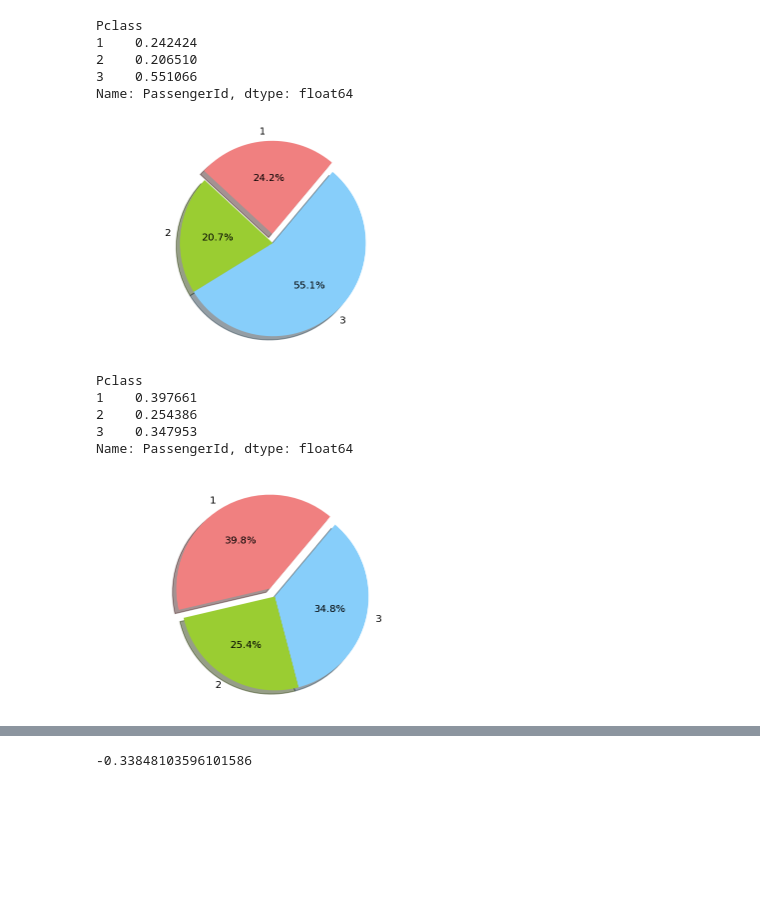
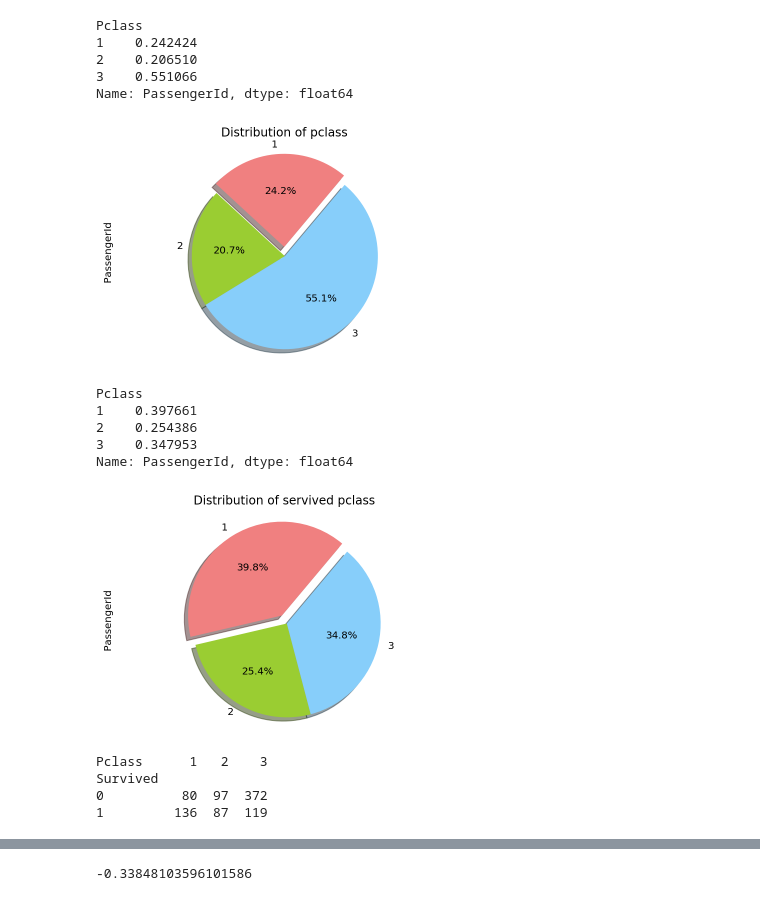
Before and after one commit to shenzuoxin1990/Udacity-data_analysis, a Jupyter notebook: project4.ipynb, the cells around one changed output, grey strips where cells are left out. Saved outputs shown, nothing was run; the diff lists cells and outputs as text; code cells hidden in the pictures; blank space fills up the shorter version.

```diff
--- a/project4.ipynb
+++ b/project4.ipynb
@@ -139,18 +188,19 @@ Pclass
 3    0.551066
 Name: PassengerId, dtype: float64
 # %%
-labels = pclass_ori_data.index
-sizes = pclass_ori_data.values
+# labels = pclass_ori_data.index
+# sizes = pclass_ori_data.values
 colors = 'lightcoral','yellowgreen', 'lightskyblue'
 explode = 0.1, 0, 0
-
 # 绘制男女比例的饼图，
 # 参考文章：https://www.cnblogs.com/nxld/p/7435930.html
-plt.pie(sizes, explode=explode, labels=labels, colors=colors, autopct='%1.1f%%', shadow=True, startangle=50)
+# plt.pie(sizes, explode=explode, labels=labels, colors=colors, autopct='%1.1f%%', shadow=True, startangle=50)
+
+pclass_ori_data.plot(kind='pie', explode=explode, colors=colors, autopct='%1.1f%%', shadow=True, startangle=50)
 plt.axis('equal')
-plt.show()
+plt.title('Distribution of pclass');
 # %% [output]
-[figure, old version]
+[figure, new version]
 # %%
 survived_data = ori_data.loc[ori_data["Survived"] == 1]
 pclass_survived_data = survived_data.groupby(['Pclass'])['PassengerId'].count()
@@ -163,15 +213,24 @@ Pclass
 3    0.347953
 Name: PassengerId, dtype: float64
 # %%
-labels = pclass_survived_data.index
-sizes = pclass_survived_data.values
+#labels = pclass_survived_data.index
+#sizes = pclass_survived_data.values
 colors = 'lightcoral','yellowgreen', 'lightskyblue'
 explode = 0.1, 0, 0
-
 # 绘制男女比例的饼图，
 # 参考文章：https://www.cnblogs.com/nxld/p/7435930.html
-plt.pie(sizes, explode=explode, labels=labels, colors=colors, autopct='%1.1f%%', shadow=True, startangle=50)
+#plt.pie(sizes, explode=explode, labels=labels, colors=colors, autopct='%1.1f%%', shadow=True, startangle=50)
+
+pclass_survived_data.plot(kind='pie', explode=explode, colors=colors, autopct='%1.1f%%', shadow=True, startangle=50)
 plt.axis('equal')
-plt.show()
+plt.title('Distribution of servived pclass');
 # %% [output]
-[figure, old version]
+[figure, new version]
+# %%
+bar_survived_pclass_data = ori_data.groupby(['Survived', 'Pclass'])['PassengerId'].count().unstack()
+print bar_survived_pclass_data
+# %% [output]
+Pclass      1   2    3
+Survived
+0          80  97  372
+1         136  87  119
```
Also changed, not shown: parts of 13 cells of this notebook, 1 other file.
